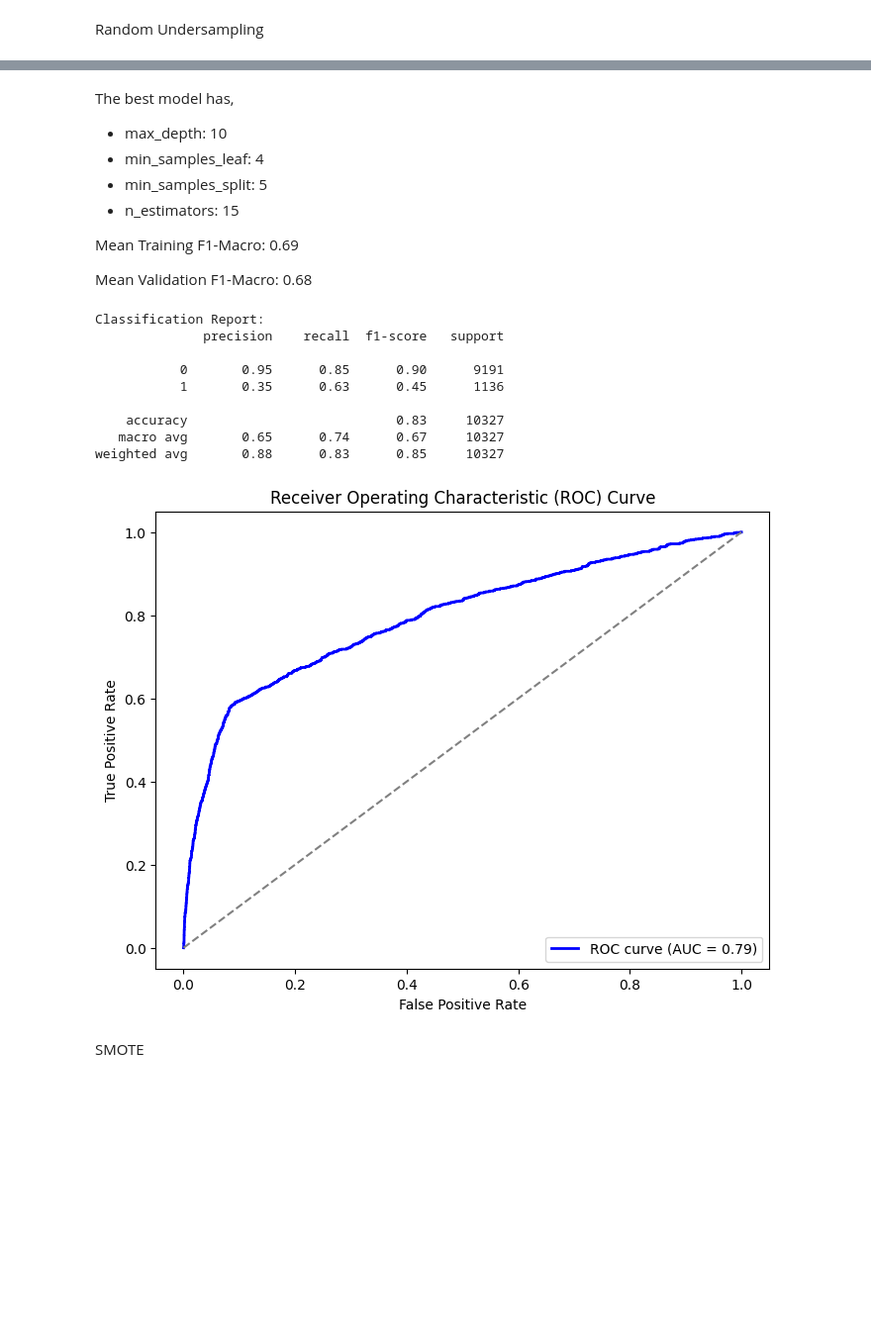
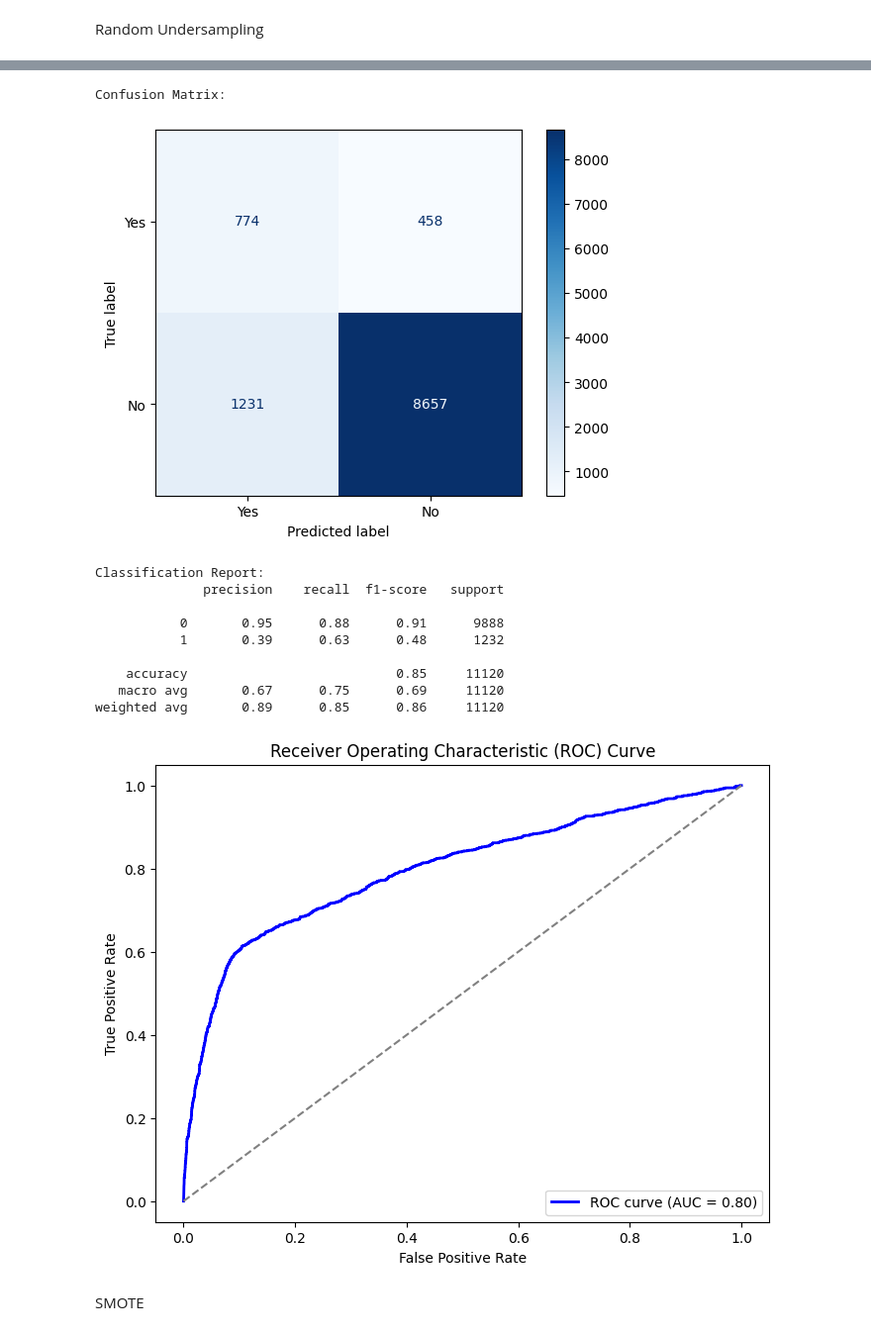
Before and after one commit to Chanidu-Edirisinghe/MachineLearningCW, a Jupyter notebook: RandomForest.ipynb, the cells around one changed output, grey strips where cells are left out. Shown at 99% size. Cells and saved outputs as stored; diff of their text form; code cells hidden in the pictures; blank space fills up the shorter version.

```diff
--- a/RandomForest.ipynb
+++ b/RandomForest.ipynb
@@ -308,6 +342,0 @@ df = df[df["education"] != "unknown"]
-# %%
-# remove "unknown" rows from housing column
-df = df[df["housing"] != "unknown"]
-# %%
-# remove "unknown" rows from loan column
-df = df[df["loan"] != "unknown"]
@@ -313,0 +345,7 @@ df = df[df["loan"] != "unknown"]
+# %%
+columns = ['job', 'marital', 'education', 'housing', 'loan']
+
+# Manually replace 'unknown' with the mode of each column
+for column in columns:
+    mode_value = df[column].mode()[0]  # Get the mode (most frequent value) of the column
+    df[column] = df[column].replace('unknown', mode_value)
@@ -335,6 +374,6 @@ from sklearn.preprocessing import LabelEncoder
 label_encoder = LabelEncoder()
 df.y = label_encoder.fit_transform(df.y)
 # %%
-# one hot encoding
+# one hot encoding for categorical features
 df = pd.get_dummies(df, columns=['job', 'marital', 'education', 'housing', 'loan', 'contact',
-       'month','day_of_week','poutcome'], drop_first=True)
+       'month','day_of_week','poutcome'])
@@ -668,67 +651,63 @@ results[['params', 'mean_train_score', 'mean_test_score']].sort_values(by='mean_
-# %% [markdown]
-The best model has,
-
-*   max_depth: 10
-*   min_samples_leaf: 4
-*   min_samples_split: 5
-*   n_estimators: 15
-
-Mean Training F1-Macro: 0.69
-
-Mean Validation F1-Macro: 0.68
 # %%
-from sklearn.model_selection import train_test_split
-from imblearn.over_sampling import RandomOverSampler
-from sklearn.metrics import roc_curve, auc, classification_report
-import matplotlib.pyplot as plt
-
-# Assuming you have your imbalanced dataset X and y
 X_train, X_test, y_train, y_test = train_test_split(X, y, test_size=0.3, random_state=42, stratify=y)
 
-# Apply RandomOverSampler to the training set only
+# Apply RandomUnderSampler to the training set only
 ros = RandomUnderSampler(random_state=42)
 X_train_resampled, y_train_resampled = ros.fit_resample(X_train, y_train)
 
 # Train the model using the best parameters from grid search
-best_model = grid_search.best_estimator_
+best_model = RandomForestClassifier(random_state=42, max_depth = 10, min_samples_leaf = 2, min_samples_split = 5, n_estimators = 15)
 
 # Fit the best model on the resampled training set
 best_model.fit(X_train_resampled, y_train_resampled)
 
 # Get predicted labels and predicted probabilities for the positive class (class 1)
 y_pred = best_model.predict(X_test)
-y_prob = best_model.predict_proba(X_test)[:, 1]  # Assuming class 1 is the positive class
+y_prob = best_model.predict_proba(X_test)[:, 1]
+
+# Compute confusion matrix
+cm = confusion_matrix(y_test, y_pred, labels=[1, 0])
+
+# Display confusion matrix
+print("\nConfusion Matrix:")
+disp = ConfusionMatrixDisplay(confusion_matrix=cm, display_labels=["Yes", "No"])
+disp.plot(cmap=plt.cm.Blues)
+plt.savefig('USCM.png')
+plt.show()
 
 # Classification report
 print("Classification Report:")
 print(classification_report(y_test, y_pred))
 
 # Compute ROC curve
 fpr, tpr, thresholds = roc_curve(y_test, y_prob)
 
 # Compute AUC (Area Under the Curve)
 roc_auc = auc(fpr, tpr)
 
 # Plot ROC curve
 plt.figure(figsize=(8, 6))
 plt.plot(fpr, tpr, color='blue', lw=2, label=f'ROC curve (AUC = {roc_auc:.2f})')
-plt.plot([0, 1], [0, 1], color='gray', linestyle='--')  # Diagonal line (no discrimination)
+plt.plot([0, 1], [0, 1], color='gray', linestyle='--')
 plt.xlabel('False Positive Rate')
 plt.ylabel('True Positive Rate')
 plt.title('Receiver Operating Characteristic (ROC) Curve')
 plt.legend(loc='lower right')
+plt.savefig('USROC.png')
 plt.show()
 # %% [output]
-Classification Report:
-              precision    recall  f1-score   support
-
-           0       0.95      0.85      0.90      9191
-           1       0.35      0.63      0.45      1136
-
-    accuracy                           0.83     10327
-   macro avg       0.65      0.74      0.67     10327
-weighted avg       0.88      0.83      0.85     10327
+Confusion Matrix:
-[figure, old version]
+[figure, new version]
+Classification Report:
+              precision    recall  f1-score   support
+
+           0       0.95      0.88      0.91      9888
+           1       0.39      0.63      0.48      1232
+
+    accuracy                           0.85     11120
+   macro avg       0.67      0.75      0.69     11120
+weighted avg       0.89      0.85      0.86     11120
+[figure, added]
 # %% [markdown]
 SMOTE
 # %%
```
Also changed, not shown: parts of 42 cells of this notebook, 2 other files.
